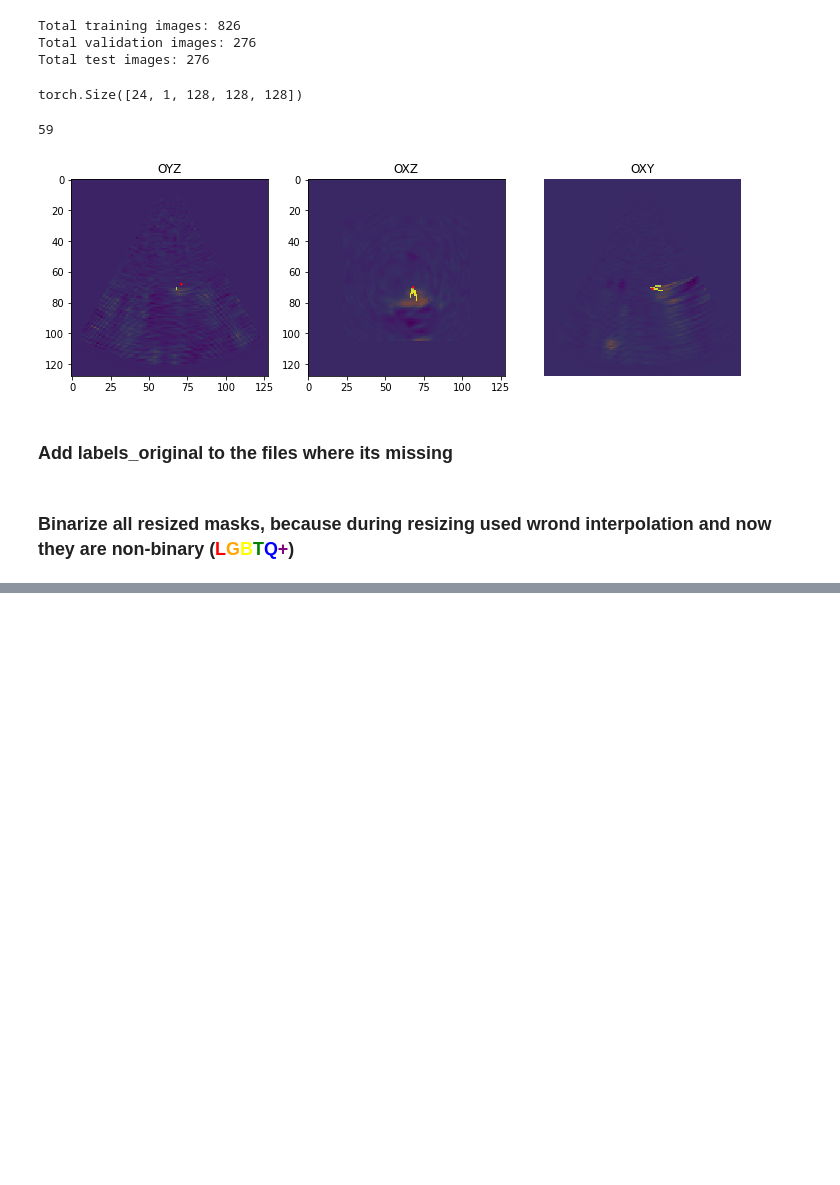
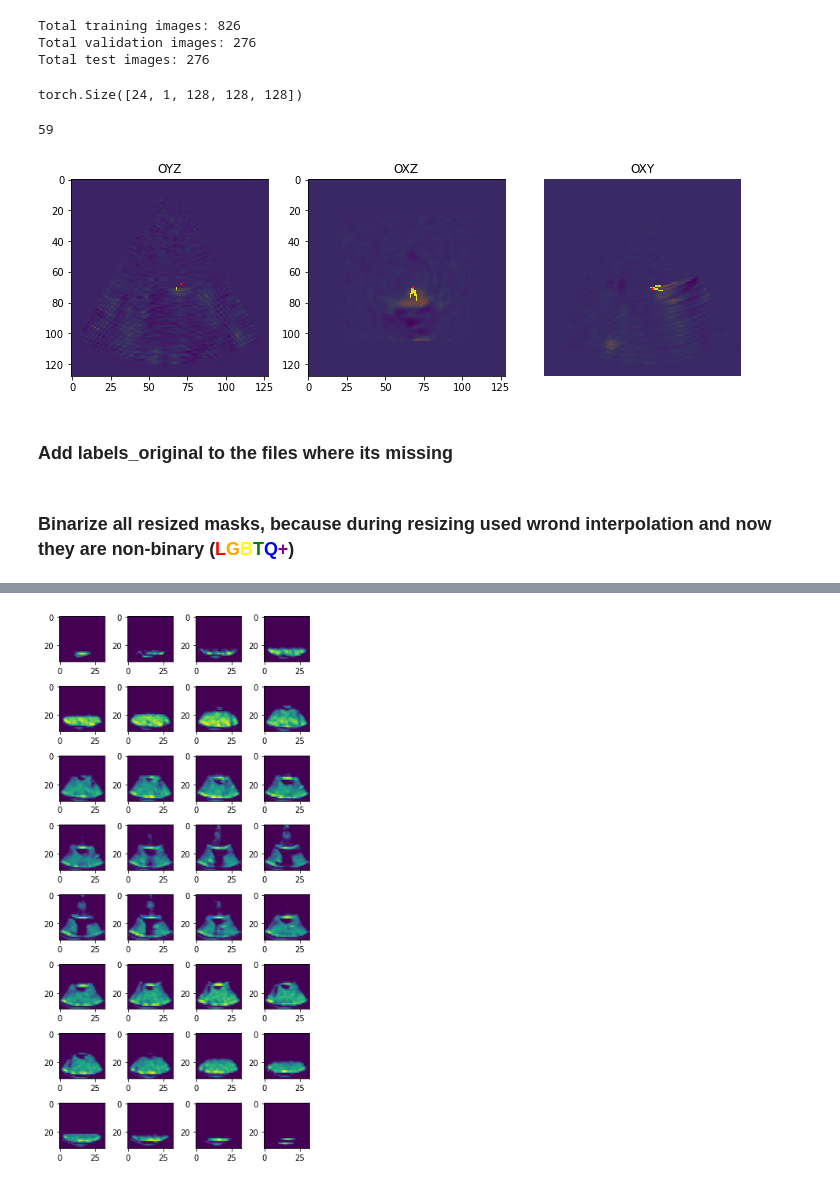
Before and after one commit to ryabovasasha08/US_3D_needle_detection, a Jupyter notebook: drafts.ipynb, the cells around one changed output, grey strips where cells are left out. Saved outputs shown, nothing was run; the diff lists cells and outputs as text; code cells hidden in the pictures; blank space fills up the shorter version.

```diff
--- a/drafts.ipynb
+++ b/drafts.ipynb
@@ -488,0 +776,17 @@ for f in all_files:
+# %%
+from matplotlib import pyplot as plt
+
+# size of first layer ouput: 6*32*32*32
+
+# Create figure and axes
+fig, axs = plt.subplots(8, 4, figsize=(5,10))
+axs = axs.flatten()
+
+# Plot each data element on subplot
+for i, ax in enumerate(axs):
+    ax.imshow(second_downconv_output[0, 5, i])
+
+fig.tight_layout()
+plt.show()
+# %% [output]
+[figure, added]
```
Also changed, not shown: parts of 24 cells of this notebook.
